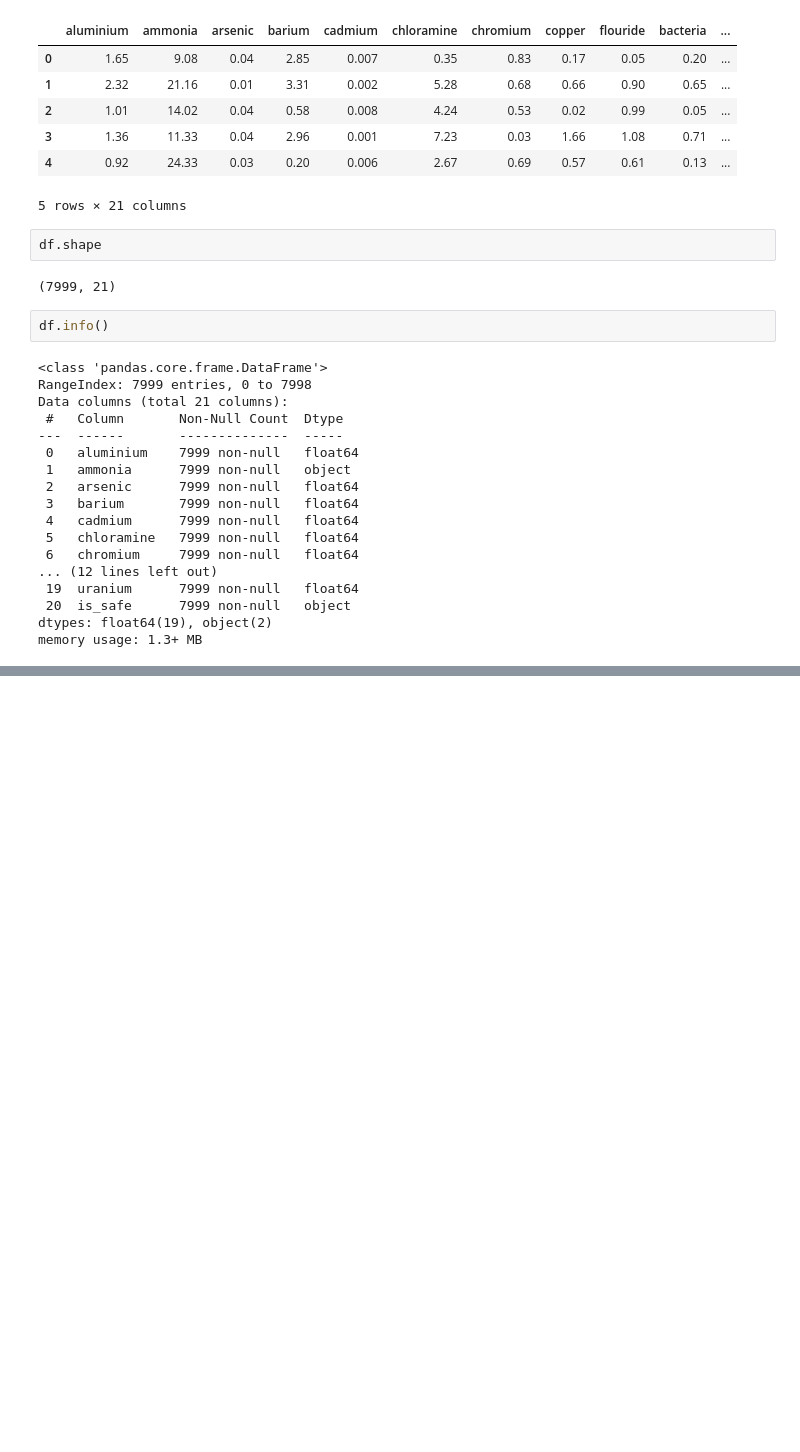
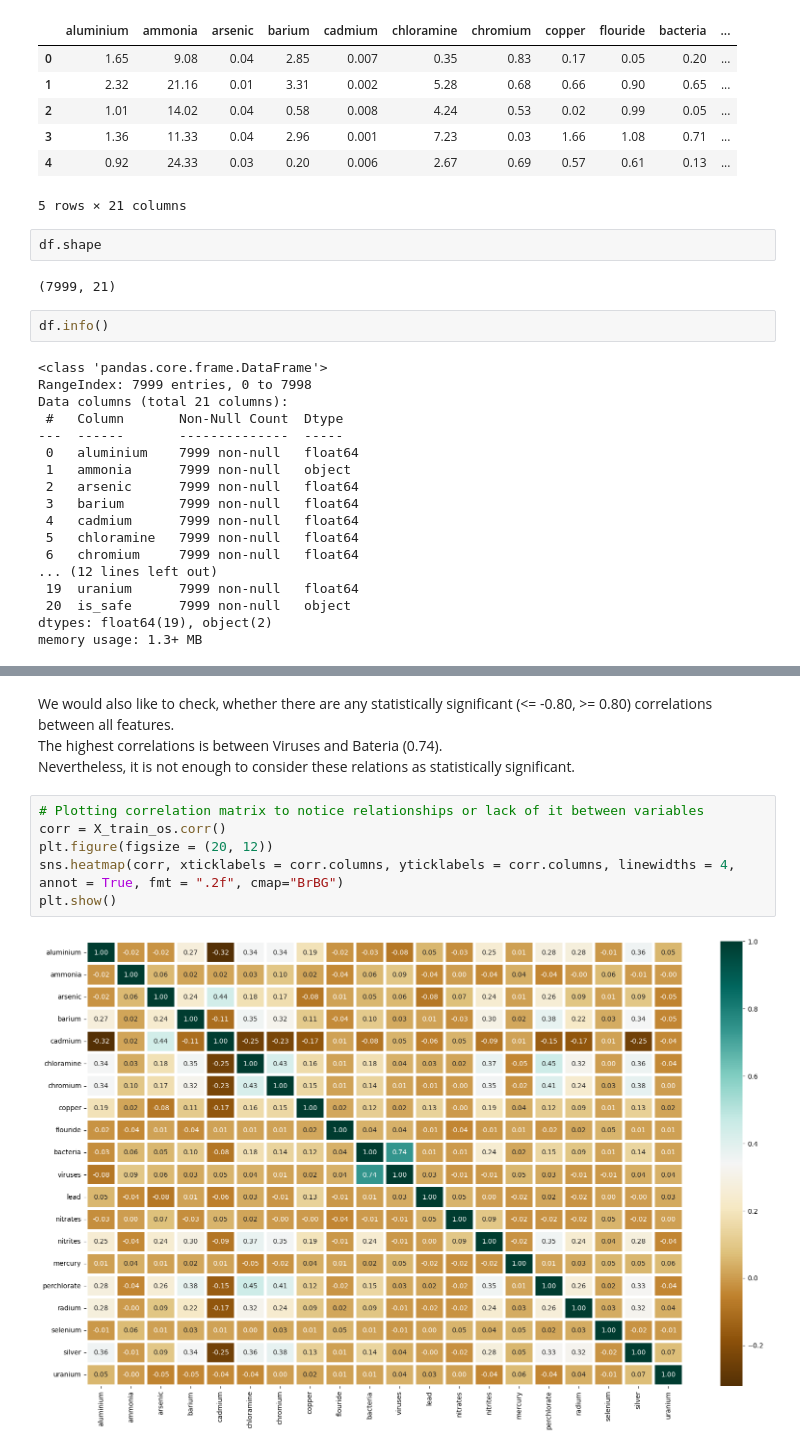
Before and after one commit to dilansenuruk/Machine-Vision-Projects, a Jupyter notebook: 2.1_K_nearest_neighbors.ipynb, the cells around one changed output, grey strips where cells are left out. Cells and saved outputs as stored; diff of their text form; blank space fills up the shorter version.

```diff
--- a/2.1_K_nearest_neighbors.ipynb
+++ b/2.1_K_nearest_neighbors.ipynb
@@ -94,0 +159,12 @@ df.describe().apply(lambda s: s.apply(lambda x: format(x, 'f')))
+# %% [markdown]
+We would also like to check, whether there are any statistically significant (<= -0.80, >= 0.80) correlations between all features.
+The highest correlations is between Viruses and Bateria (0.74).
+Nevertheless, it is not enough to consider these relations as statistically significant.
+# %%
+# Plotting correlation matrix to notice relationships or lack of it between variables
+corr = X_train_os.corr()
+plt.figure(figsize = (20, 12))
+sns.heatmap(corr, xticklabels = corr.columns, yticklabels = corr.columns, linewidths = 4, annot = True, fmt = ".2f", cmap="BrBG")
+plt.show()
+# %% [output]
+[figure, added]
```
Also changed, not shown: parts of 29 cells of this notebook.
